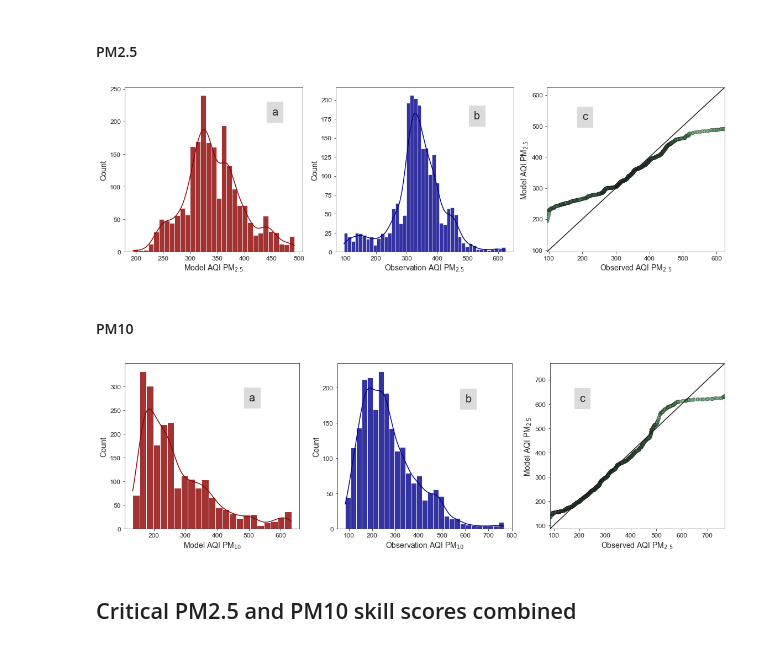
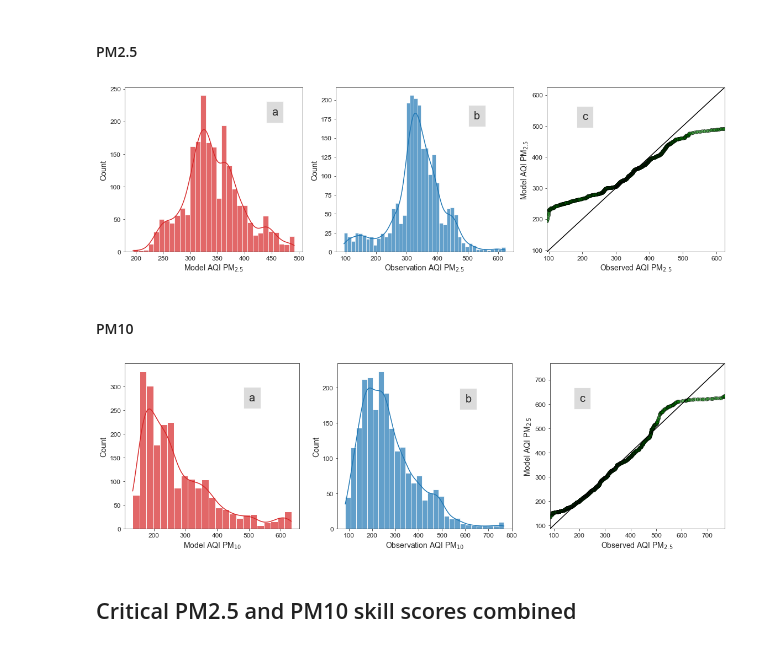
Before and after one commit to adisen99/srfp, a Jupyter notebook: delhi/aqi_delhi.ipynb, the cells around one changed output. Drawn from its saved outputs; the diff is of its cells as text; code cells hidden in the pictures.

```diff
--- a/delhi/aqi_delhi.ipynb
+++ b/delhi/aqi_delhi.ipynb
@@ -411,7 +413,7 @@ from functions import qqplot
 fig = plt.figure(figsize = (16,5))
 
 plt.subplot(131)
-sns.histplot(data = df, x = 'mod_aqi_pm2', color = 'darkred', alpha = 0.8, element = 'bars', kde=True).set(xlabel=None, ylabel= None)
+sns.histplot(data = df, x = 'mod_aqi_pm2', color = 'tab:red', alpha = 0.7, element = 'bars', kde=True).set(xlabel=None, ylabel= None)
 plt.xlabel('Model AQI PM$_{2.5}$', fontsize=14)
 plt.ylabel('Count', fontsize=14)
 plt.tick_params(labelsize=12)
@@ -419,7 +421,7 @@ plt.text(450, 210, 'a', style='normal', fontsize=20, bbox={'facecolor': 'lightgr
 
 plt.subplot(132)
 # plt.hold(True)
-sns.histplot(data = df, x = 'obs_aqi_pm2', color = 'darkblue', alpha = 0.8, element = 'bars', kde=True).set(xlabel=None, ylabel= None)
+sns.histplot(data = df, x = 'obs_aqi_pm2', color = 'tab:blue', alpha = 0.7, element = 'bars', kde=True).set(xlabel=None, ylabel= None)
 plt.xlabel('Observation AQI PM$_{2.5}$', fontsize=14)
 plt.ylabel('Count', fontsize=14)
 plt.tick_params(labelsize=12)
@@ -435,39 +437,39 @@ plt.text(200, 520, 'c', style='normal', fontsize=20, bbox={'facecolor': 'lightgr
 fig.tight_layout()
 plt.savefig('./images/extra/distro_pm2.pdf', dpi=300)
 # %% [output]
-[figure, old version]
+[figure, new version]
 # %% [markdown]
 #### PM10
 # %%
 # sns.reset_orig()
 fig = plt.figure(figsize = (16,5))
 
 plt.subplot(131)
-sns.histplot(data = df, x = 'mod_aqi_pm10', color = 'darkred', alpha = 0.8, element = 'bars', kde=True).set(xlabel=None, ylabel= None)
+sns.histplot(data = df, x = 'mod_aqi_pm10', color = 'tab:Red', alpha = 0.7, element = 'bars', kde=True).set(xlabel=None, ylabel= None)
 plt.xlabel('Model AQI PM$_{10}$', fontsize=14)
 plt.ylabel('Count', fontsize=14)
 plt.tick_params(labelsize=12)
 plt.text(500, 270, 'a', style='normal', fontsize=20, bbox={'facecolor': 'lightgray', 'alpha': 0.8, 'pad': 10})
 
 plt.subplot(132)
 # plt.hold(True)
-sns.histplot(data = df, x = 'obs_aqi_pm10', color = 'darkblue', alpha = 0.8, element = 'bars', kde=True).set(xlabel=None, ylabel= None)
+sns.histplot(data = df, x = 'obs_aqi_pm10', color = 'tab:blue', alpha = 0.7, element = 'bars', kde=True).set(xlabel=None, ylabel= None)
 plt.xlabel('Observation AQI PM$_{10}$', fontsize=14)
 plt.ylabel('Count', fontsize=14)
 plt.tick_params(labelsize=12)
 plt.text(600, 180, 'b', style='normal', fontsize=20, bbox={'facecolor': 'lightgray', 'alpha': 0.8, 'pad': 10})
 
 plt.subplot(133)
 qqplot.plot(df['obs_aqi_pm10'], df['mod_aqi_pm10'], c='g', alpha=0.4, edgecolor='k', rug=False)
 plt.xlabel('Observed AQI PM$_{2.5}$', fontsize=14)
 plt.ylabel('Model AQI PM$_{2.5}$', fontsize=14)
 plt.tick_params(labelsize=12)
 plt.text(200, 610, 'c', style='normal', fontsize=20, bbox={'facecolor': 'lightgray', 'alpha': 0.8, 'pad': 10})
 
 fig.tight_layout()
 plt.savefig('./images/extra/distro_pm10.pdf', dpi=300)
 # %% [output]
-[figure, old version]
+[figure, new version]
 # %% [markdown]
 ## Critical PM2.5 and PM10 skill scores combined
 # %%
```
Also changed, not shown: parts of 8 cells of this notebook, 8 other files.
